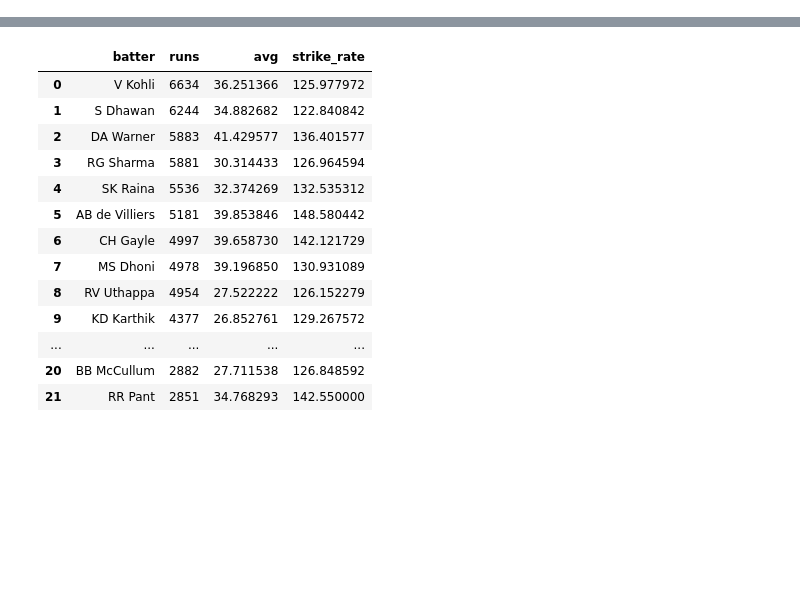
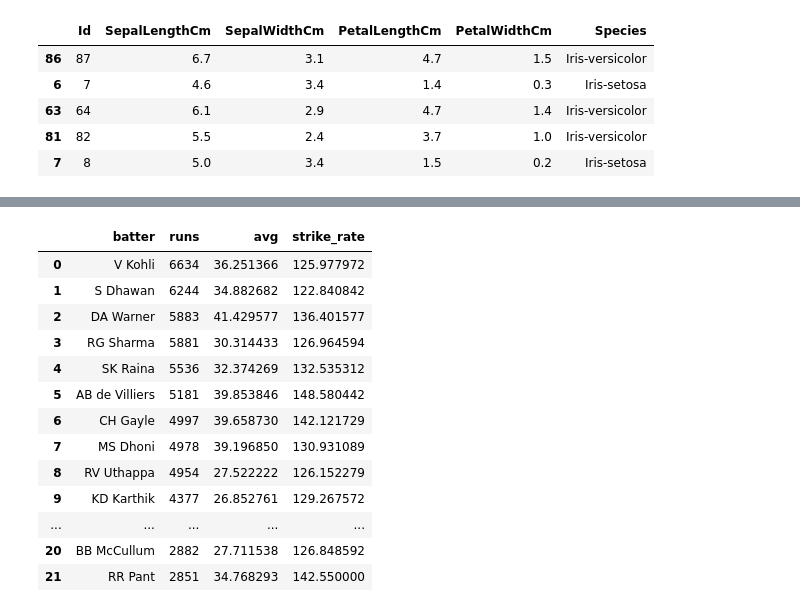
Before and after one commit to Rudra18GTHB/Codes, a Jupyter notebook: Visualization/Exp7.ipynb, the cells around one changed output, grey strips where cells are left out. Saved outputs shown, nothing was run; the diff lists cells and outputs as text; code cells hidden in the pictures; blank space fills up the shorter version.

```diff
--- a/Visualization/Exp7.ipynb
+++ b/Visualization/Exp7.ipynb
@@ -2,3 +2,13 @@
 import numpy as np
 import matplotlib.pyplot as plt
 import pandas as pd
+# %%
+df=pd.read_csv("iris (2).csv")
+df.sample(5)
+# %% [output]
+|  | Id | SepalLengthCm | SepalWidthCm | PetalLengthCm | PetalWidthCm | Species |
+| 86 | 87 | 6.7 | 3.1 | 4.7 | 1.5 | Iris-versicolor |
+| 6 | 7 | 4.6 | 3.4 | 1.4 | 0.3 | Iris-setosa |
+| 63 | 64 | 6.1 | 2.9 | 4.7 | 1.4 | Iris-versicolor |
+| 81 | 82 | 5.5 | 2.4 | 3.7 | 1.0 | Iris-versicolor |
+| 7 | 8 | 5.0 | 3.4 | 1.5 | 0.2 | Iris-setosa |
```
Also changed, not shown: parts of 3 cells of this notebook.
